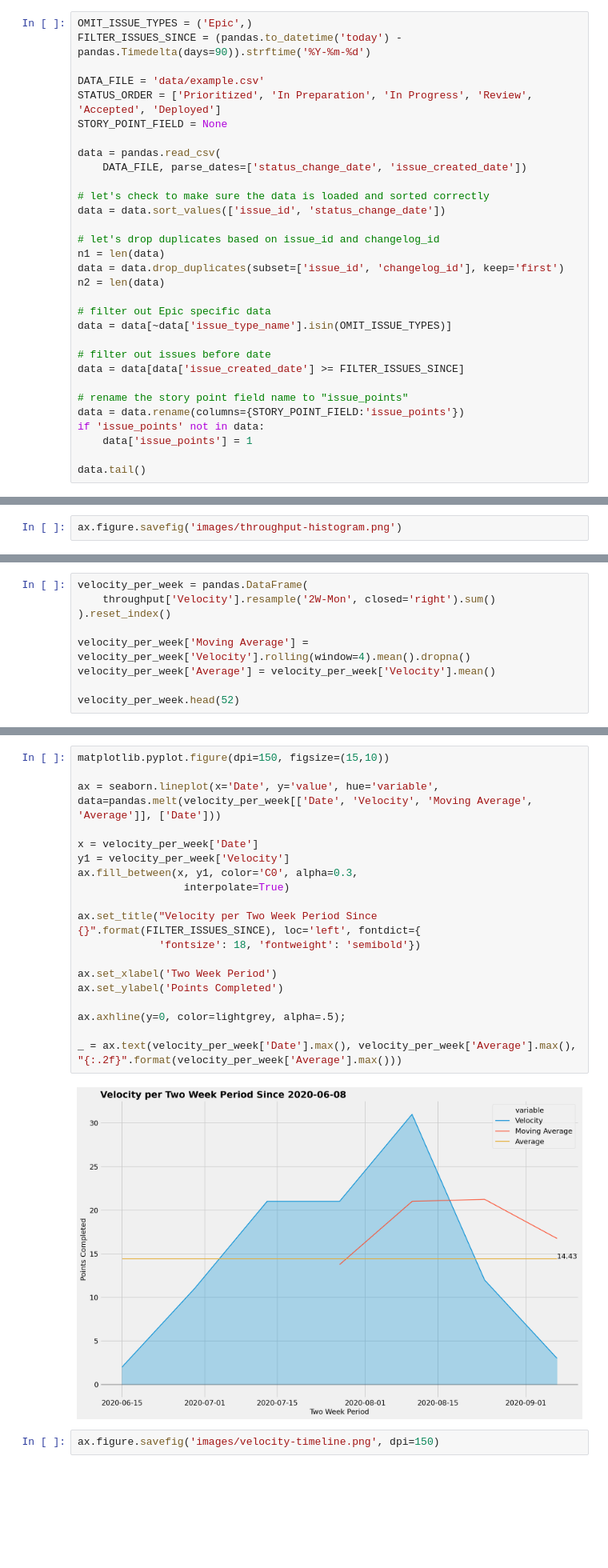
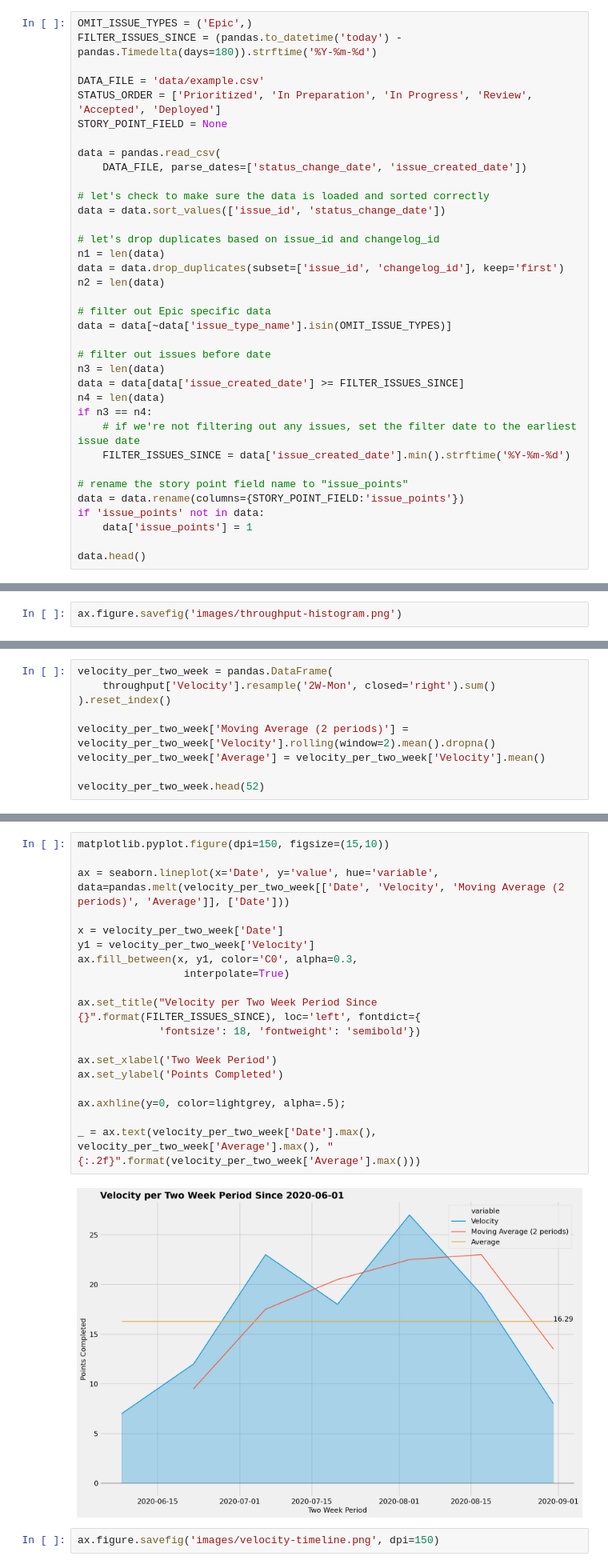
Before and after one commit to jsherer/kanban-metrics, a Jupyter notebook: kanban.ipynb, the cells around one changed output, grey strips where cells are left out. Shown at 80% size. Drawn from its saved outputs; the diff is of its cells as text; blank space fills up the shorter version.

Commit message:
Tweaked a bit of the data loading/cleanup. Added a WIP timeline

```diff
--- a/kanban.ipynb
+++ b/kanban.ipynb
@@ -33,7 +33,7 @@ matplotlib.pyplot.rcParams['axes.labelsize'] = 14
 matplotlib.pyplot.rcParams['lines.linewidth'] = 1.5
 # %%
 OMIT_ISSUE_TYPES = ('Epic',)
-FILTER_ISSUES_SINCE = (pandas.to_datetime('today') - pandas.Timedelta(days=90)).strftime('%Y-%m-%d')
+FILTER_ISSUES_SINCE = (pandas.to_datetime('today') - pandas.Timedelta(days=180)).strftime('%Y-%m-%d')
 
 DATA_FILE = 'data/example.csv'
 STATUS_ORDER = ['Prioritized', 'In Preparation', 'In Progress', 'Review', 'Accepted', 'Deployed']
@@ -54,13 +54,18 @@ n2 = len(data)
 data = data[~data['issue_type_name'].isin(OMIT_ISSUE_TYPES)]
 
 # filter out issues before date
+n3 = len(data)
 data = data[data['issue_created_date'] >= FILTER_ISSUES_SINCE]
+n4 = len(data)
+if n3 == n4:
+    # if we're not filtering out any issues, set the filter date to the earliest issue date
+    FILTER_ISSUES_SINCE = data['issue_created_date'].min().strftime('%Y-%m-%d')
 
 # rename the story point field name to "issue_points"
 data = data.rename(columns={STORY_POINT_FIELD:'issue_points'})
 if 'issue_points' not in data:
     data['issue_points'] = 1
 
-data.tail()
+data.head()
 # %% [output]
 |  | project_id | project_key | issue_id | issue_key | issue_type_id | issue_type_name | issue_created_date | ... |
@@ -390,12 +396,12 @@ ax.figure.savefig('images/throughput-histogram.png')
 
 If we're pointing issues, we can use the points as our throughput metric instead of number of issues closed. This is not a traditional Kanban practice, but it's useful for some teams. If you've loaded data that does not include a point metric, we assume 1 point per issue.
 # %%
-velocity_per_week = pandas.DataFrame(
+velocity_per_two_week = pandas.DataFrame(
     throughput['Velocity'].resample('2W-Mon', closed='right').sum()
 ).reset_index()
 
-velocity_per_week['Moving Average'] = velocity_per_week['Velocity'].rolling(window=4).mean().dropna()
-velocity_per_week['Average'] = velocity_per_week['Velocity'].mean()
+velocity_per_two_week['Moving Average (2 periods)'] = velocity_per_two_week['Velocity'].rolling(window=2).mean().dropna()
+velocity_per_two_week['Average'] = velocity_per_two_week['Velocity'].mean()
 
-velocity_per_week.head(52)
+velocity_per_two_week.head(52)
 # %% [output]
@@ -410,24 +416,24 @@ velocity_per_week.head(52)
 # %%
 matplotlib.pyplot.figure(dpi=150, figsize=(15,10))
 
-ax = seaborn.lineplot(x='Date', y='value', hue='variable', data=pandas.melt(velocity_per_week[['Date', 'Velocity', 'Moving Average', 'Average']], ['Date']))
+ax = seaborn.lineplot(x='Date', y='value', hue='variable', data=pandas.melt(velocity_per_two_week[['Date', 'Velocity', 'Moving Average (2 periods)', 'Average']], ['Date']))
 
-x = velocity_per_week['Date']
-y1 = velocity_per_week['Velocity']
+x = velocity_per_two_week['Date']
+y1 = velocity_per_two_week['Velocity']
 ax.fill_between(x, y1, color='C0', alpha=0.3,
                  interpolate=True)
 
 ax.set_title("Velocity per Two Week Period Since {}".format(FILTER_ISSUES_SINCE), loc='left', fontdict={
              'fontsize': 18, 'fontweight': 'semibold'})
 
 ax.set_xlabel('Two Week Period')
 ax.set_ylabel('Points Completed')
 
 ax.axhline(y=0, color=lightgrey, alpha=.5);
 
-_ = ax.text(velocity_per_week['Date'].max(), velocity_per_week['Average'].max(), "{:.2f}".format(velocity_per_week['Average'].max()))
+_ = ax.text(velocity_per_two_week['Date'].max(), velocity_per_two_week['Average'].max(), "{:.2f}".format(velocity_per_two_week['Average'].max()))
 # %% [output]
-[figure, old version]
+[figure, new version]
 # %%
 ax.figure.savefig('images/velocity-timeline.png', dpi=150)
 # %% [markdown]
```
Also changed, not shown: parts of 32 cells of this notebook, 20 other files.
